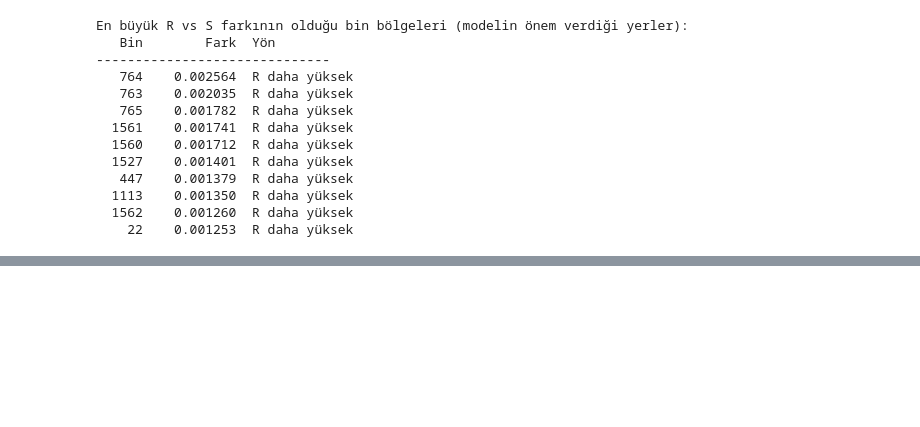
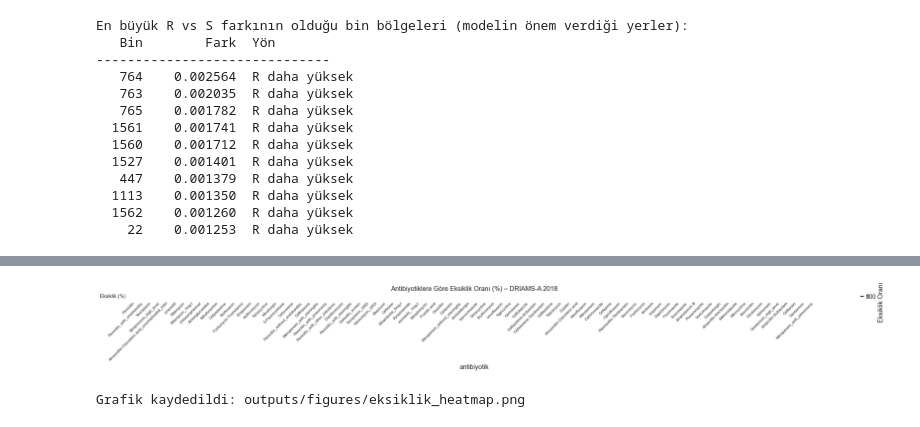
Before and after one commit to mustafag63/amr-prediction, a Jupyter notebook: notebooks/01_eda.ipynb, the cells around one changed output, grey strips where cells are left out. Drawn from its saved outputs; the diff is of its cells as text; code cells hidden in the pictures; blank space fills up the shorter version.

```diff
--- a/notebooks/01_eda.ipynb
+++ b/notebooks/01_eda.ipynb
@@ -217,0 +296,25 @@ En büyük R vs S farkının olduğu bin bölgeleri (modelin önem verdiği yerl
+# %%
+# Görselleştirme 2: Eksiklik oranı ısı haritası (missingness heatmap)
+# Her antibiyotik için eksiklik oranını renk skalasıyla göster
+heat_data = missing_df.set_index("antibiyotik")[["eksik_oran"]].T
+
+fig, ax = plt.subplots(figsize=(max(12, len(missing_df) * 0.28), 2.5))
+sns.heatmap(
+    heat_data,
+    ax=ax,
+    cmap="YlOrRd",
+    linewidths=0.3,
+    annot=False,
+    cbar_kws={"label": "Eksiklik Oranı (%)"},
+    vmin=0, vmax=100
+)
+ax.set_yticklabels(["Eksiklik (%)"], rotation=0, fontsize=9)
+ax.set_xticklabels(ax.get_xticklabels(), rotation=45, ha="right", fontsize=7)
+ax.set_title("Antibiyotiklere Göre Eksiklik Oranı (%) – DRIAMS-A 2018", fontsize=12, pad=10)
+plt.tight_layout()
+plt.savefig("../outputs/figures/eksiklik_heatmap.png", dpi=150)
+plt.show()
+print("Grafik kaydedildi: outputs/figures/eksiklik_heatmap.png")
+# %% [output]
+[figure, added]
+Grafik kaydedildi: outputs/figures/eksiklik_heatmap.png
```
Also changed, not shown: parts of 11 cells of this notebook, 21 other files.
